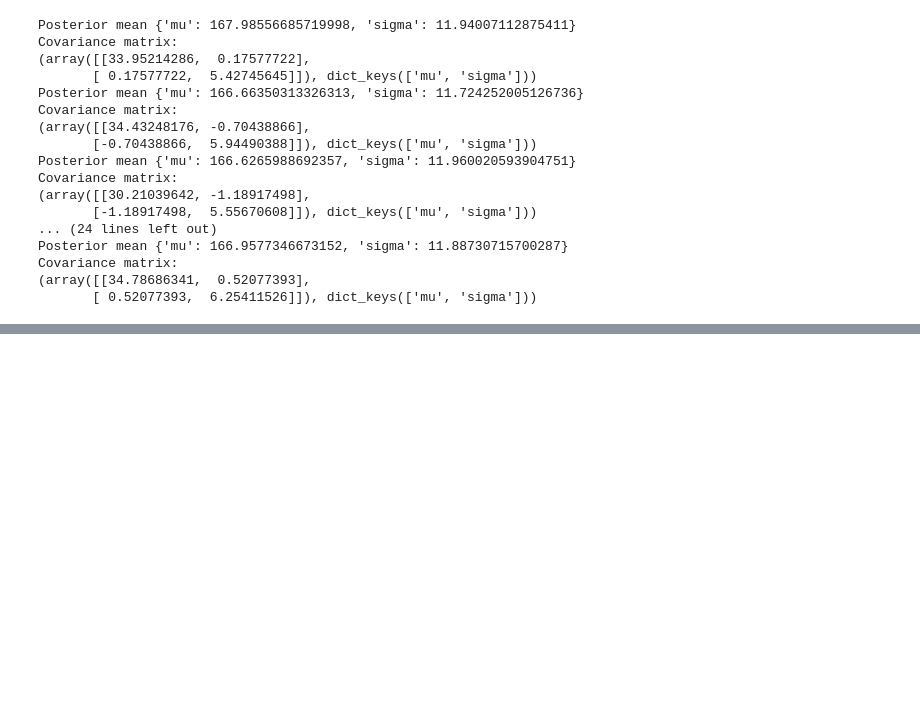
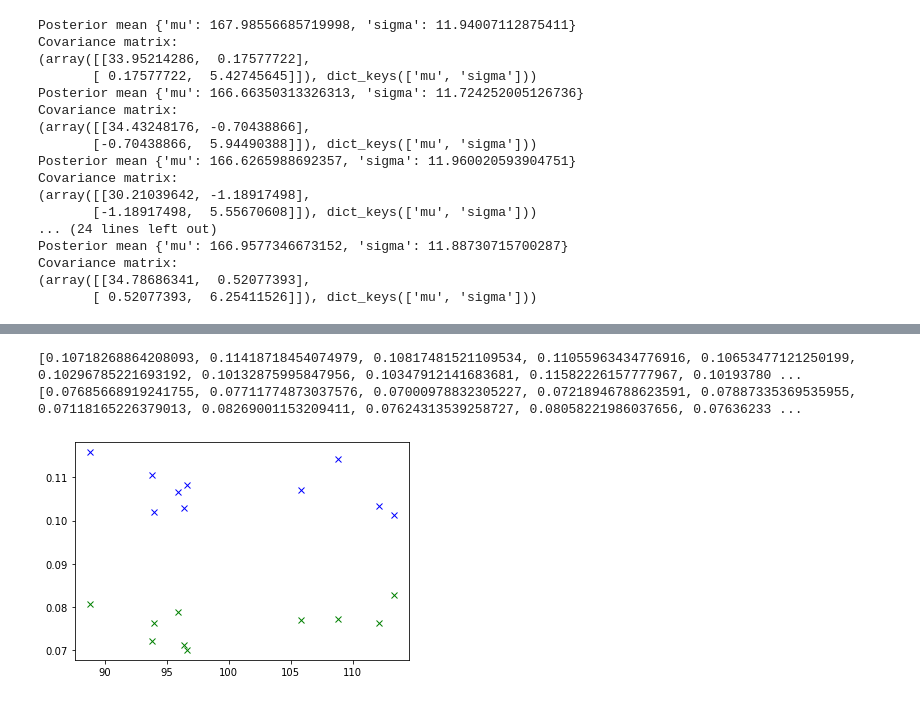
Before and after one commit to jiaao-wang98/Reconciling-Robustness-and-Interpretability-in-Machine-Learning, a Jupyter notebook: example_ABCpy.ipynb, the cells around one changed output, grey strips where cells are left out. Saved outputs shown, nothing was run; the diff lists cells and outputs as text; code cells hidden in the pictures; blank space fills up the shorter version.

```diff
--- a/example_ABCpy.ipynb
+++ b/example_ABCpy.ipynb
@@ -425,0 +827,20 @@ KeyboardInterrupt:
+# %%
+def hell(y0, y1, step = 0.2):
+    ''' Compute hell distance for two data sets.
+    :params y0, y1: data
+            step: width of bins for the histgram
+    '''
+    # Interval for the histogram
+    a = min(np.amin(y0), np.amin(y1))
+    b = max(np.amax(y0), np.amax(y1))
+
+    # generate histgrams for the two data sets
+    hist0 = np.histogram(y0, bins = np.arange(a, b, step), density = True)
+    hist1 = np.histogram(y1, bins = np.arange(a, b, step), density = True)
+
+    return hellinger(hist0[0]/100, hist1[0]/100)
+
+def hellinger(p, q):
+    """Hellinger distance between distributions"""
+    return np.sqrt(sum([(np.sqrt(t[0])-np.sqrt(t[1]))**2
+                for t in zip(p,q)])) / np.sqrt(2.)
@@ -425,0 +907,17 @@ KeyboardInterrupt:
+# %%
+import matplotlib.pyplot as plt
+
+fig0 = plt.figure()
+#plt.plot(distance_data, distance_mean_mu, 'bo')
+#plt.plot(distance_data, distance_mean_sigma, 'go')
+
+plt.plot(distance_data, hell_mu, 'bx')
+plt.plot(distance_data, hell_sigma, 'gx')
+print(hell_mu)
+print(hell_sigma)
+
+plt.show()
+# %% [output]
+[0.10718268864208093, 0.11418718454074979, 0.10817481521109534, 0.11055963434776916, 0.10653477121250199, 0.10296785221693192, 0.10132875995847956, 0.10347912141683681, 0.11582226157777967, 0.10193780 ...
+[0.07685668919241755, 0.07711774873037576, 0.07000978832305227, 0.07218946788623591, 0.07887335369535955, 0.07118165226379013, 0.08269001153209411, 0.07624313539258727, 0.08058221986037656, 0.07636233 ...
+[figure, added]
```
Also changed, not shown: parts of 17 cells of this notebook.
